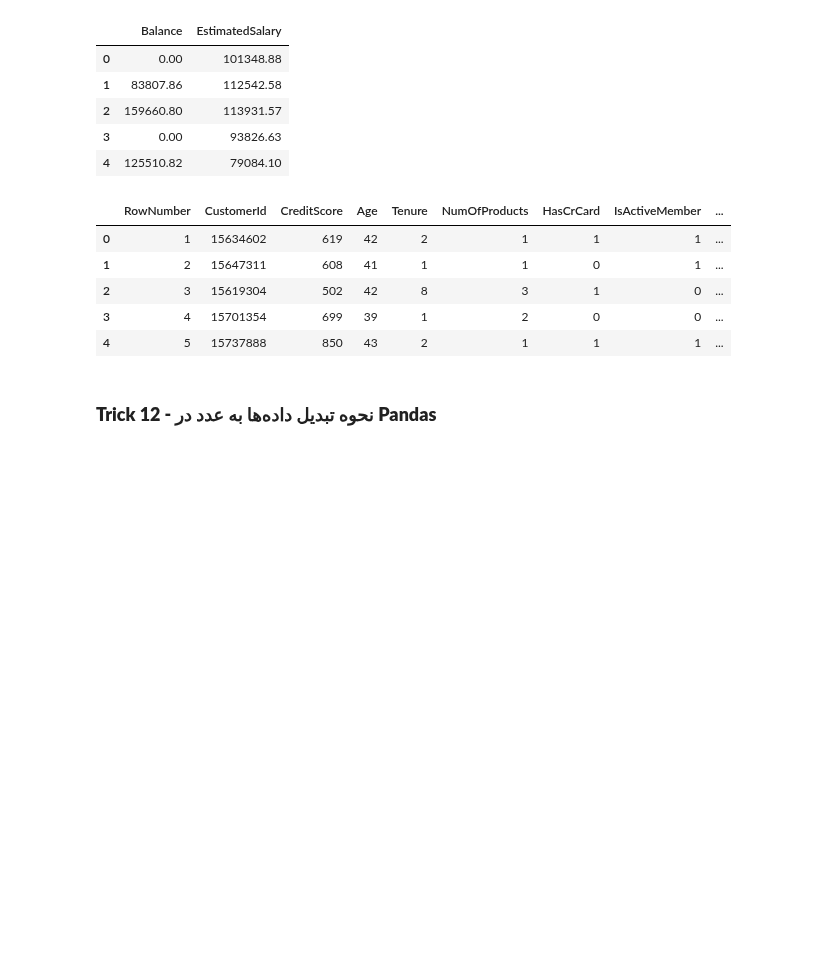
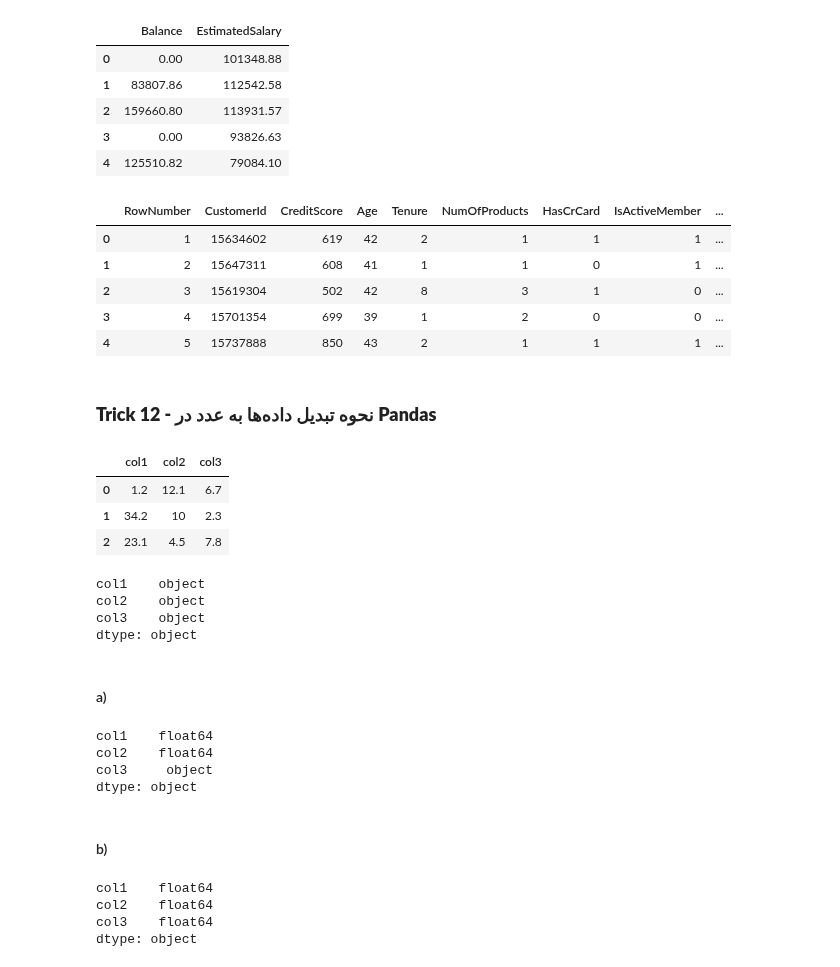
Before and after one commit to poorialari2017/ML_git001, a Jupyter notebook: MLproj002/Pooria/01 Preprocessing/Pandas/02 30Trick of Pandas.ipynb, the cells around one changed output. Cells and saved outputs as stored; diff of their text form; code cells hidden in the pictures; blank space fills up the shorter version.

```diff
--- a/MLproj002/Pooria/01 Preprocessing/Pandas/02 30Trick of Pandas.ipynb
+++ b/MLproj002/Pooria/01 Preprocessing/Pandas/02 30Trick of Pandas.ipynb
@@ -897,3 +897,58 @@ dft11.select_dtypes(exclude= ['float','object']).head()
 | 4 | 5 | 15737888 | 850 | 43 | 2 | 1 | 1 | 1 | ... |
 # %% [markdown]
 ### **Trick 12 - نحوه تبدیل داده‌ها به عدد در Pandas**
+# %%
+dft12 = pd.DataFrame(
+ {
+     'col1' : ['1.2','34.2','23.1'],
+     'col2' : ['12.1','10','4.5'],
+     'col3' : ['6.7','2.3','7.8']
+ }
+)
+dft12
+# %% [output]
+|  | col1 | col2 | col3 |
+| 0 | 1.2 | 12.1 | 6.7 |
+| 1 | 34.2 | 10 | 2.3 |
+| 2 | 23.1 | 4.5 | 7.8 |
+# %%
+dft12.dtypes
+# %% [output]
+col1    object
+col2    object
+col3    object
+dtype: object
+# %% [markdown]
+#### a)
+# %%
+dft12_convert = dft12.astype(
+ {
+     'col1' : 'float64',
+     'col2' : 'float64',
+ }
+)
+dft12_convert.dtypes
+# %% [output]
+col1    float64
+col2    float64
+col3     object
+dtype: object
+# %% [markdown]
+#### b)
+# %%
+dft12_convert['col3'] = pd.to_numeric(dft12.col3, errors='coerce').fillna(0)
+"""
+fillna(N)
+         fill not num to N
+
+errors : {'ignore', 'raise', 'coerce'}, default 'raise'
+        - If 'raise', then invalid parsing will raise an exception.
+        - If 'coerce', then invalid parsing will be set as NaN.
+        - If 'ignore', then invalid parsing will return the input.
+"""
+dft12_convert.dtypes
+# %% [output]
+col1    float64
+col2    float64
+col3    float64
+dtype: object
```
Also changed, not shown: parts of 5 cells of this notebook.
